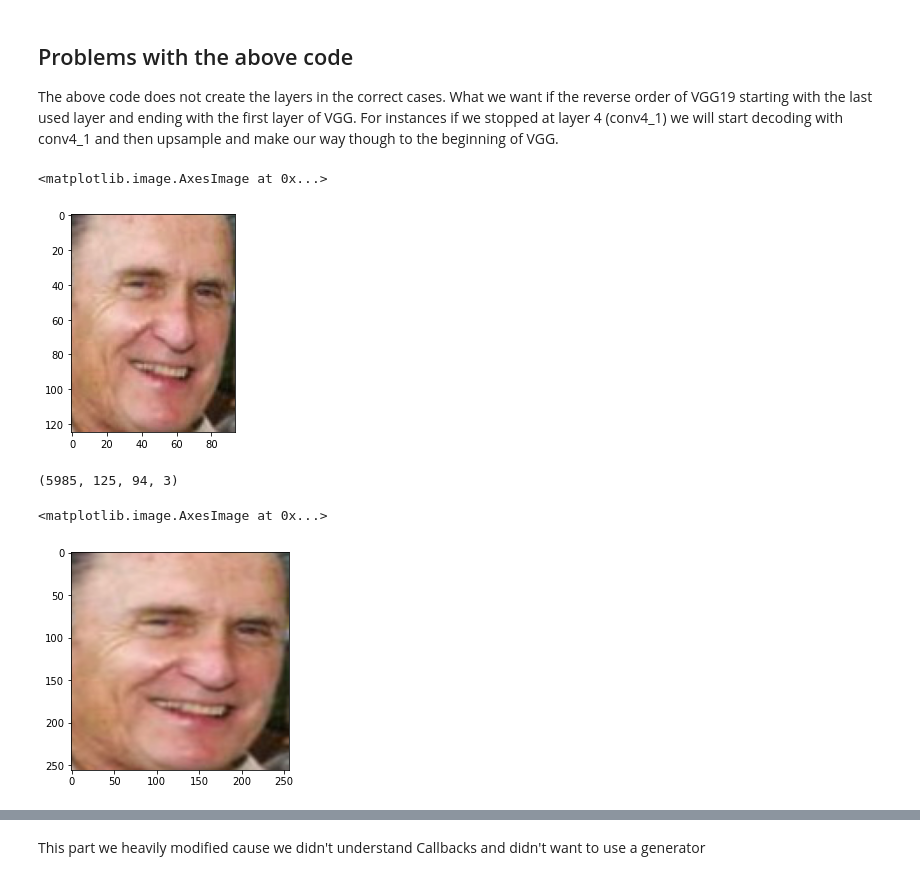
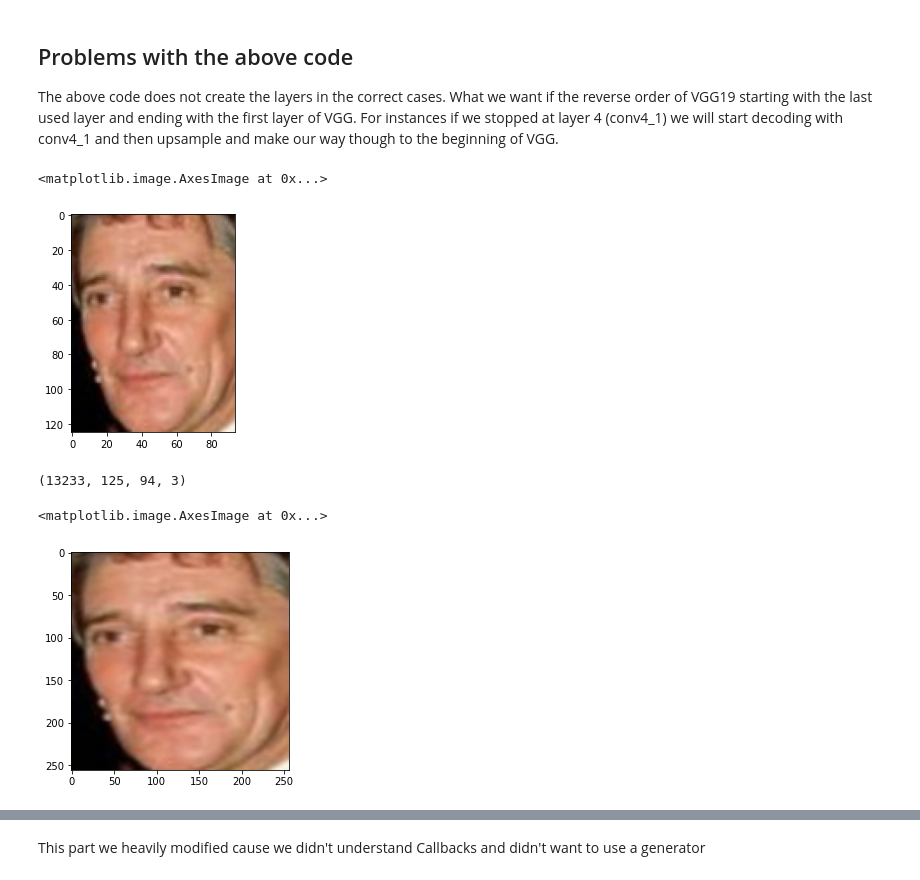
Before and after one commit to stevenjohnlarsen/StyleTransfer, a Jupyter notebook: Untitled.ipynb, the cells around one changed output, grey strips where cells are left out. Saved outputs shown, nothing was run; the diff lists cells and outputs as text; code cells hidden in the pictures.

```diff
--- a/Untitled.ipynb
+++ b/Untitled.ipynb
@@ -190,23 +190,23 @@ def preprocess_input(x):
 # %%
 import matplotlib.pyplot as plt
 
-lfw_people = fetch_lfw_people(min_faces_per_person=5, resize=1, color=True)
+lfw_people = fetch_lfw_people(min_faces_per_person=1, resize=1, color=True)
 lfw_people = lfw_people.images
 lfw_people = lfw_people.astype('uint8')
 plt.imshow(lfw_people[85])
 # %% [output]
 <matplotlib.image.AxesImage at 0x...>
-[figure, old version]
+[figure, new version]
 # %%
 lfw_people.shape
 # %% [output]
-(5985, 125, 94, 3)
+(13233, 125, 94, 3)
 # %%
 img = lfw_people[85].astype('uint8')
 plt.imshow(cv2.resize(img, dsize=(256,256)))
 # %% [output]
 <matplotlib.image.AxesImage at 0x...>
-[figure, old version]
+[figure, new version]
 # %%
 %%time
 resized_faces = []
```
Also changed, not shown: parts of 25 cells of this notebook, 1 other file.
